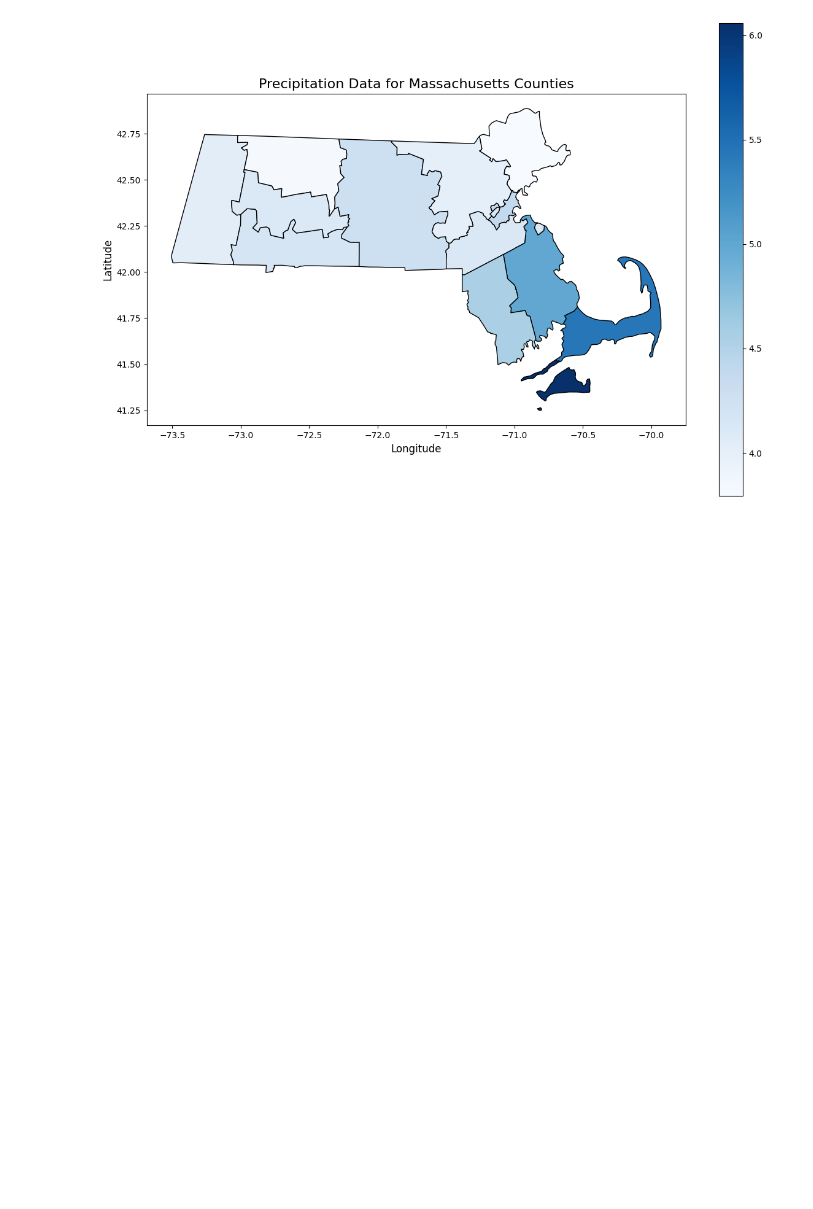
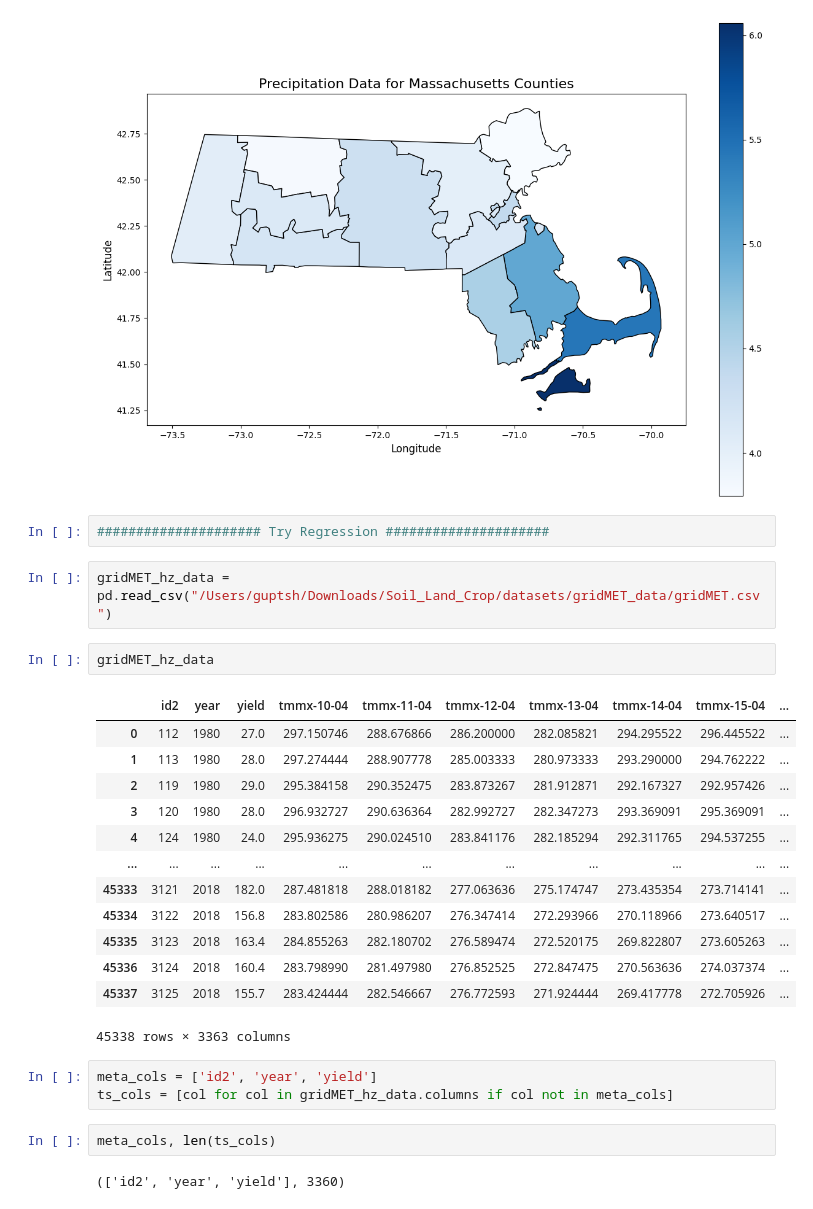
Before and after one commit to shrey-gupta/soil-land-crop, a Jupyter notebook: gridMET.ipynb, the cells around one changed output. Saved outputs shown, nothing was run; the diff lists cells and outputs as text; blank space fills up the shorter version.

```diff
--- a/gridMET.ipynb
+++ b/gridMET.ipynb
@@ -1115,3 +1115,30 @@ plt.tight_layout()
 plt.show()
 # %% [output]
 [figure]
+# %%
+##################### Try Regression #####################
+# %%
+gridMET_hz_data = pd.read_csv("/Users/guptsh/Downloads/Soil_Land_Crop/datasets/gridMET_data/gridMET.csv")
+# %%
+gridMET_hz_data
+# %% [output]
+|  | id2 | year | yield | tmmx-10-04 | tmmx-11-04 | tmmx-12-04 | tmmx-13-04 | tmmx-14-04 | tmmx-15-04 | ... |
+| 0 | 112 | 1980 | 27.0 | 297.150746 | 288.676866 | 286.200000 | 282.085821 | 294.295522 | 296.445522 | ... |
+| 1 | 113 | 1980 | 28.0 | 297.274444 | 288.907778 | 285.003333 | 280.973333 | 293.290000 | 294.762222 | ... |
+| 2 | 119 | 1980 | 29.0 | 295.384158 | 290.352475 | 283.873267 | 281.912871 | 292.167327 | 292.957426 | ... |
+| 3 | 120 | 1980 | 28.0 | 296.932727 | 290.636364 | 282.992727 | 282.347273 | 293.369091 | 295.369091 | ... |
+| 4 | 124 | 1980 | 24.0 | 295.936275 | 290.024510 | 283.841176 | 282.185294 | 292.311765 | 294.537255 | ... |
+| ... | ... | ... | ... | ... | ... | ... | ... | ... | ... | ... |
+| 45333 | 3121 | 2018 | 182.0 | 287.481818 | 288.018182 | 277.063636 | 275.174747 | 273.435354 | 273.714141 | ... |
+| 45334 | 3122 | 2018 | 156.8 | 283.802586 | 280.986207 | 276.347414 | 272.293966 | 270.118966 | 273.640517 | ... |
+| 45335 | 3123 | 2018 | 163.4 | 284.855263 | 282.180702 | 276.589474 | 272.520175 | 269.822807 | 273.605263 | ... |
+| 45336 | 3124 | 2018 | 160.4 | 283.798990 | 281.497980 | 276.852525 | 272.847475 | 270.563636 | 274.037374 | ... |
+| 45337 | 3125 | 2018 | 155.7 | 283.424444 | 282.546667 | 276.772593 | 271.924444 | 269.417778 | 272.705926 | ... |
+45338 rows × 3363 columns
+# %%
+meta_cols = ['id2', 'year', 'yield']
+ts_cols = [col for col in gridMET_hz_data.columns if col not in meta_cols]
+# %%
+meta_cols, len(ts_cols)
+# %% [output]
+(['id2', 'year', 'yield'], 3360)
```
Also changed, not shown: parts of 10 cells of this notebook, 6 other files.
